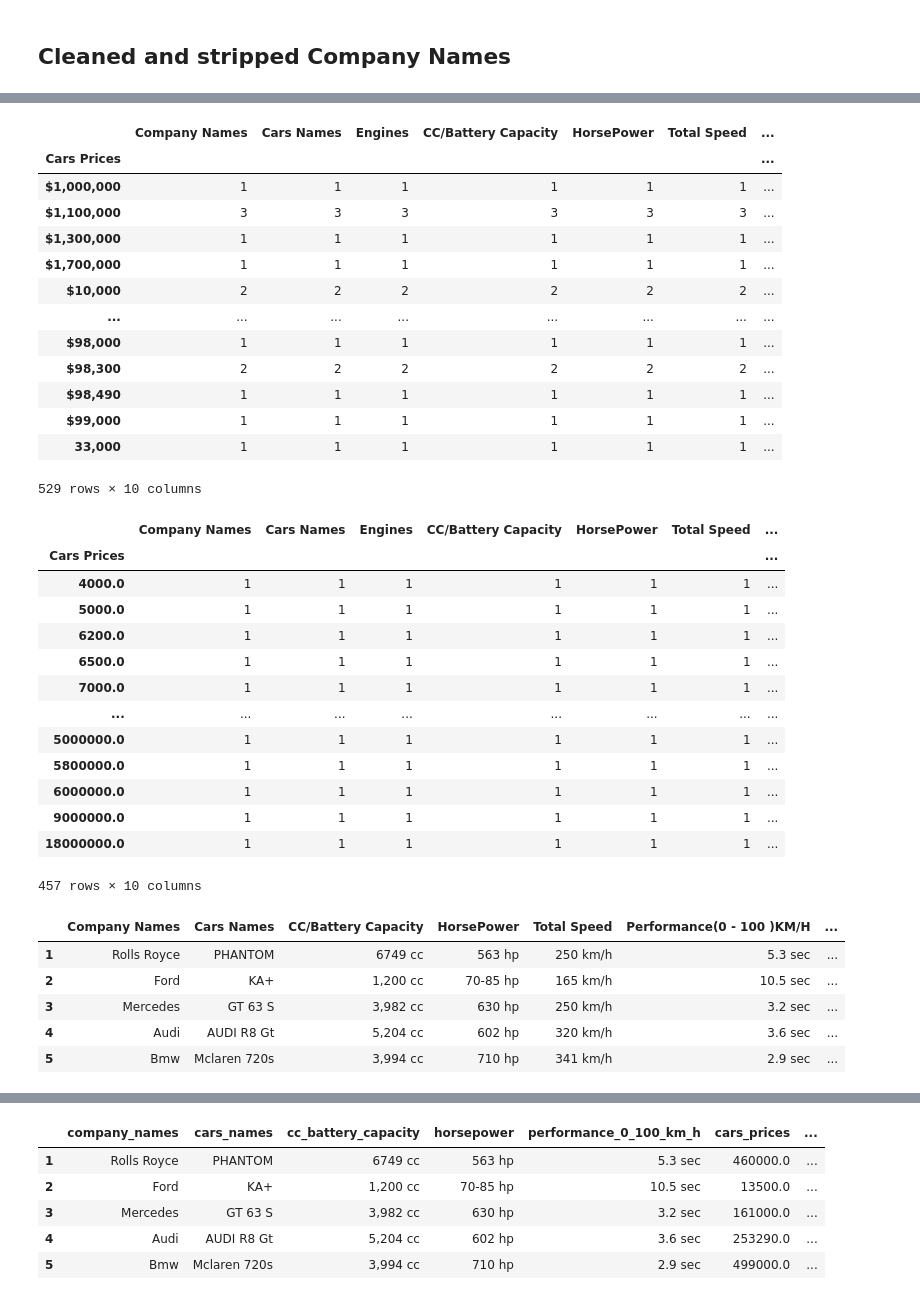
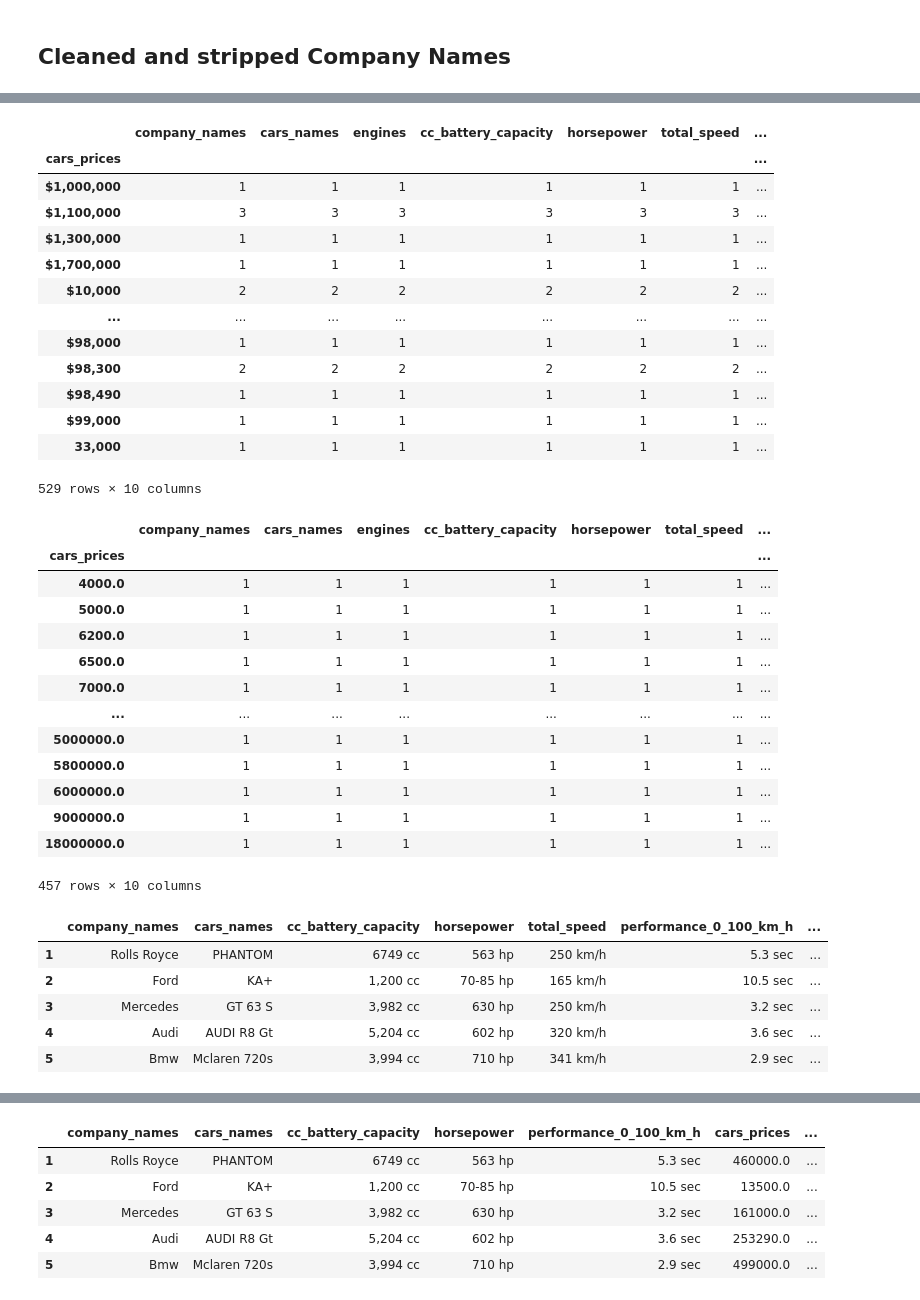
Before and after one commit to Wazard/GruppoX-Car-Analysis, a Jupyter notebook: car_analysis.ipynb, the cells around one changed output, grey strips where cells are left out. Drawn from its saved outputs; the diff is of its cells as text; code cells hidden in the pictures.

```diff
--- a/car_analysis.ipynb
+++ b/car_analysis.ipynb
@@ -145,7 +145,7 @@ group_df.head(200)
 # %% [markdown]
 ## Cleaned and stripped Company Names
 # %%
-col = "comany_names"
+col = "company_names"
 
 clean_df = clean_df.copy()
 clean_df[col] = (
@@ -178,11 +178,13 @@ group_df.head(200)
 | Volkswagen | 109 | 109 | 109 | 109 | 109 | 109 | ... |
 | Volvo | 12 | 12 | 12 | 12 | 12 | 12 | ... |
 # %%
-group_df = clean_df.groupby("Cars Prices").count()
+col = "cars_prices"
+
+group_df = clean_df.groupby(col).count()
 group_df.head(1500)
 # %% [output]
-|  | Company Names | Cars Names | Engines | CC/Battery Capacity | HorsePower | Total Speed | ... |
-| Cars Prices |  |  |  |  |  |  | ... |
+|  | company_names | cars_names | engines | cc_battery_capacity | horsepower | total_speed | ... |
+| cars_prices |  |  |  |  |  |  | ... |
 | $1,000,000 | 1 | 1 | 1 | 1 | 1 | 1 | ... |
 | $1,100,000 | 3 | 3 | 3 | 3 | 3 | 3 | ... |
 | $1,300,000 | 1 | 1 | 1 | 1 | 1 | 1 | ... |
@@ -197,14 +199,14 @@ group_df.head(1500)
 529 rows × 10 columns
 # %%
 handler.try_init_df(clean_df)
-handler.try_clean_string_to_number_col("Cars Prices")
+handler.try_clean_string_to_number_col(col)
 
 clean_df = handler.df.copy()
-group_df = clean_df.groupby("Cars Prices").count()
+group_df = clean_df.groupby(col).count()
 group_df.head(1500)
 # %% [output]
-|  | Company Names | Cars Names | Engines | CC/Battery Capacity | HorsePower | Total Speed | ... |
-| Cars Prices |  |  |  |  |  |  | ... |
+|  | company_names | cars_names | engines | cc_battery_capacity | horsepower | total_speed | ... |
+| cars_prices |  |  |  |  |  |  | ... |
 | 4000.0 | 1 | 1 | 1 | 1 | 1 | 1 | ... |
 | 5000.0 | 1 | 1 | 1 | 1 | 1 | 1 | ... |
 | 6200.0 | 1 | 1 | 1 | 1 | 1 | 1 | ... |
@@ -218,10 +220,10 @@ group_df.head(1500)
 | 18000000.0 | 1 | 1 | 1 | 1 | 1 | 1 | ... |
 457 rows × 10 columns
 # %%
-clean_df = clean_df.drop(columns=['Engines'])
+clean_df = clean_df.drop(columns=['engines'])
 clean_df.head()
 # %% [output]
-|  | Company Names | Cars Names | CC/Battery Capacity | HorsePower | Total Speed | Performance(0 - 100 )KM/H | ... |
+|  | company_names | cars_names | cc_battery_capacity | horsepower | total_speed | performance_0_100_km_h | ... |
 | 1 | Rolls Royce | PHANTOM | 6749 cc | 563 hp | 250 km/h | 5.3 sec | ... |
 | 2 | Ford | KA+ | 1,200 cc | 70-85 hp | 165 km/h | 10.5 sec | ... |
 | 3 | Mercedes | GT 63 S | 3,982 cc | 630 hp | 250 km/h | 3.2 sec | ... |
```
Also changed, not shown: parts of 4 cells of this notebook.
